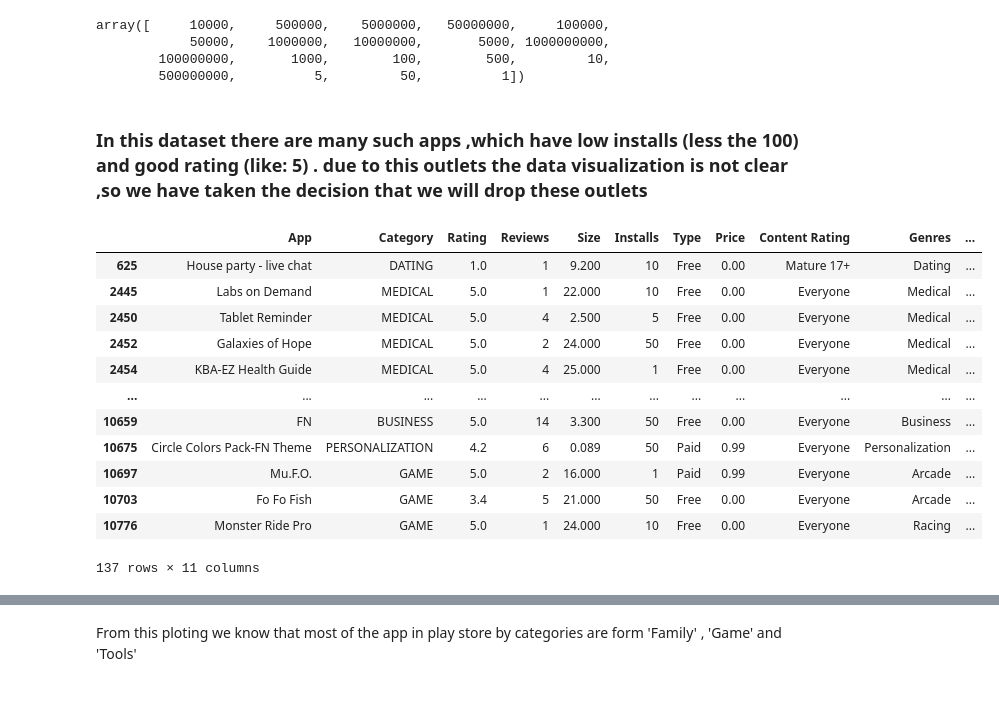
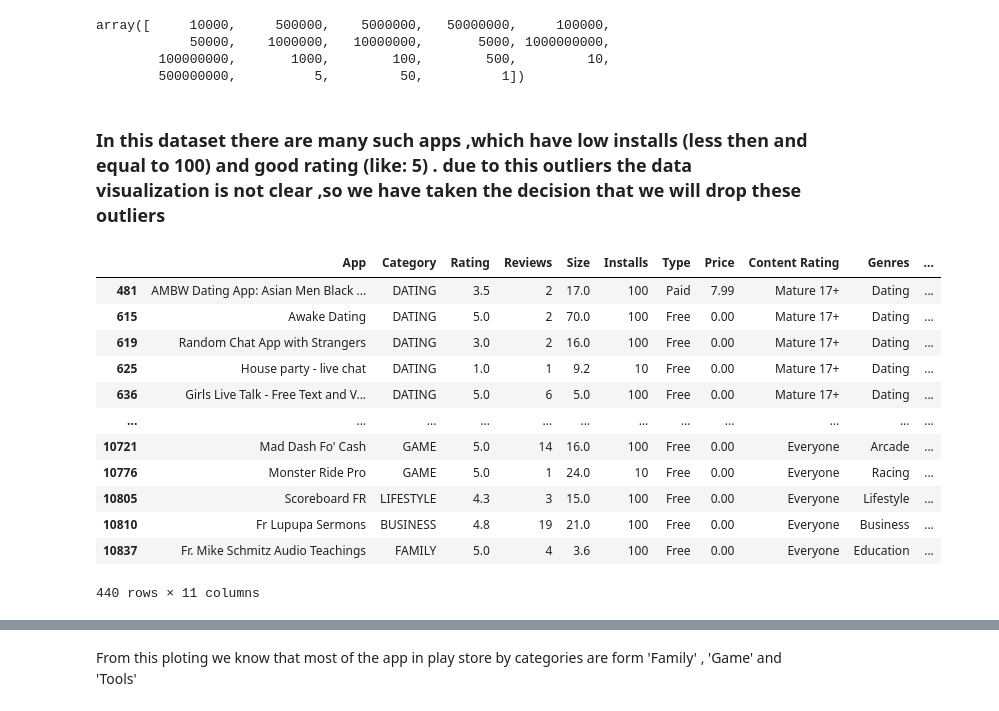
Before and after one commit to grishabh04/EDA-CAPSTONE-PROJECT, a Jupyter notebook: Play_Store_App_Review_Analysis_Capstone_Project.ipynb, the cells around one changed output, grey strips where cells are left out. Drawn from its saved outputs; the diff is of its cells as text; code cells hidden in the pictures.

```diff
--- a/Play_Store_App_Review_Analysis_Capstone_Project.ipynb
+++ b/Play_Store_App_Review_Analysis_Capstone_Project.ipynb
@@ -40,7 +41,7 @@ Drive already mounted at /content/drive; to attempt to forcibly remount, call dr
 # %%
 # Loading the dataset as a pandas data frame.
-playstore_df = pd.read_csv('/content/drive/MyDrive/CAPSTON PROJECT EDA/Play Store Data.csv')
-review_df=pd.read_csv('/content/drive/MyDrive/CAPSTON PROJECT EDA/User Reviews.csv')
+playstore_df = pd.read_csv('/content/drive/MyDrive/CAPSTON PROJECT EDA/Google-play-EDA/Play Store Data.csv')
+review_df=pd.read_csv('/content/drive/MyDrive/CAPSTON PROJECT EDA/Google-play-EDA/User Reviews.csv')
 # %% [markdown]
 ##**Exploring the data**  : In this section we will explore the data and take a glance of the data
 # %% [markdown]
@@ -566,21 +569,21 @@ array([     10000,     500000,    5000000,   50000000,     100000,
         100000000,       1000,        100,        500,         10,
         500000000,          5,         50,          1])
 # %% [markdown]
-### In this dataset there are many such apps ,which have low installs (less the 100) and good rating (like: 5) . due to this outlets the data visualization is not clear ,so we have taken the decision that we will drop these outlets
+### In this dataset there are many such apps ,which have low installs (less then and equal to 100) and good rating (like: 5) . due to this outliers the data visualization is not clear ,so we have taken the decision that we will drop these outliers
 # %%
 #To know no of Installs less than 100
-playstore_df[playstore_df['Installs'] <100]
+playstore_df[playstore_df['Installs'] <=100]
 # %% [output]
 |  | App | Category | Rating | Reviews | Size | Installs | Type | Price | Content Rating | Genres | ... |
-| 625 | House party - live chat | DATING | 1.0 | 1 | 9.200 | 10 | Free | 0.00 | Mature 17+ | Dating | ... |
-| 2445 | Labs on Demand | MEDICAL | 5.0 | 1 | 22.000 | 10 | Free | 0.00 | Everyone | Medical | ... |
-| 2450 | Tablet Reminder | MEDICAL | 5.0 | 4 | 2.500 | 5 | Free | 0.00 | Everyone | Medical | ... |
-| 2452 | Galaxies of Hope | MEDICAL | 5.0 | 2 | 24.000 | 50 | Free | 0.00 | Everyone | Medical | ... |
-| 2454 | KBA-EZ Health Guide | MEDICAL | 5.0 | 4 | 25.000 | 1 | Free | 0.00 | Everyone | Medical | ... |
+| 481 | AMBW Dating App: Asian Men Black ... | DATING | 3.5 | 2 | 17.0 | 100 | Paid | 7.99 | Mature 17+ | Dating | ... |
+| 615 | Awake Dating | DATING | 5.0 | 2 | 70.0 | 100 | Free | 0.00 | Mature 17+ | Dating | ... |
+| 619 | Random Chat App with Strangers | DATING | 3.0 | 2 | 16.0 | 100 | Free | 0.00 | Mature 17+ | Dating | ... |
+| 625 | House party - live chat | DATING | 1.0 | 1 | 9.2 | 10 | Free | 0.00 | Mature 17+ | Dating | ... |
+| 636 | Girls Live Talk - Free Text and V... | DATING | 5.0 | 6 | 5.0 | 100 | Free | 0.00 | Mature 17+ | Dating | ... |
 | ... | ... | ... | ... | ... | ... | ... | ... | ... | ... | ... | ... |
-| 10659 | FN | BUSINESS | 5.0 | 14 | 3.300 | 50 | Free | 0.00 | Everyone | Business | ... |
-| 10675 | Circle Colors Pack-FN Theme | PERSONALIZATION | 4.2 | 6 | 0.089 | 50 | Paid | 0.99 | Everyone | Personalization | ... |
-| 10697 | Mu.F.O. | GAME | 5.0 | 2 | 16.000 | 1 | Paid | 0.99 | Everyone | Arcade | ... |
-| 10703 | Fo Fo Fish | GAME | 3.4 | 5 | 21.000 | 50 | Free | 0.00 | Everyone | Arcade | ... |
-| 10776 | Monster Ride Pro | GAME | 5.0 | 1 | 24.000 | 10 | Free | 0.00 | Everyone | Racing | ... |
+| 10721 | Mad Dash Fo' Cash | GAME | 5.0 | 14 | 16.0 | 100 | Free | 0.00 | Everyone | Arcade | ... |
+| 10776 | Monster Ride Pro | GAME | 5.0 | 1 | 24.0 | 10 | Free | 0.00 | Everyone | Racing | ... |
+| 10805 | Scoreboard FR | LIFESTYLE | 4.3 | 3 | 15.0 | 100 | Free | 0.00 | Everyone | Lifestyle | ... |
+| 10810 | Fr Lupupa Sermons | BUSINESS | 4.8 | 19 | 21.0 | 100 | Free | 0.00 | Everyone | Business | ... |
+| 10837 | Fr. Mike Schmitz Audio Teachings | FAMILY | 5.0 | 4 | 3.6 | 100 | Free | 0.00 | Everyone | Education | ... |
-137 rows × 11 columns
+440 rows × 11 columns
```
Also changed, not shown: parts of 36 cells of this notebook.
